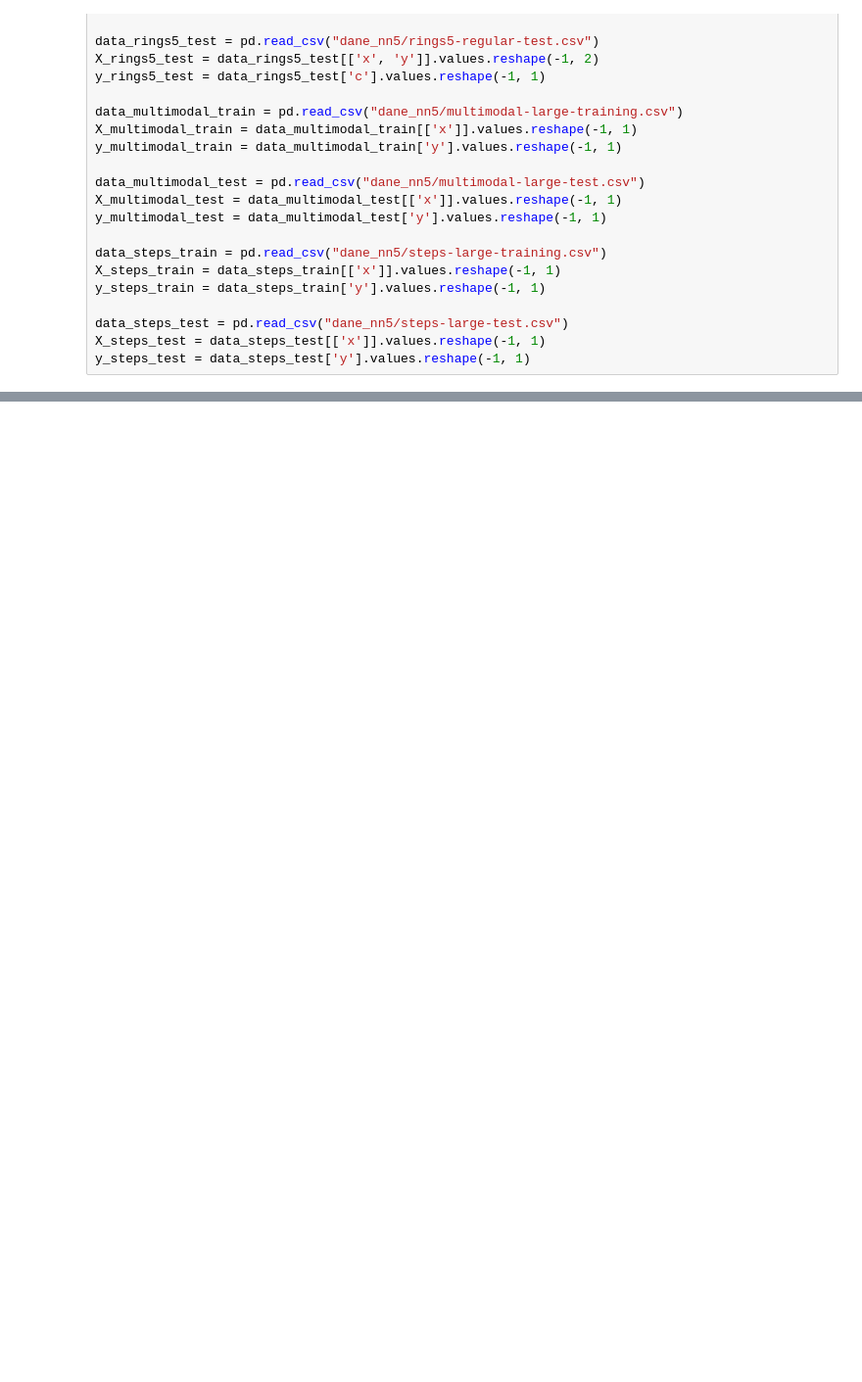
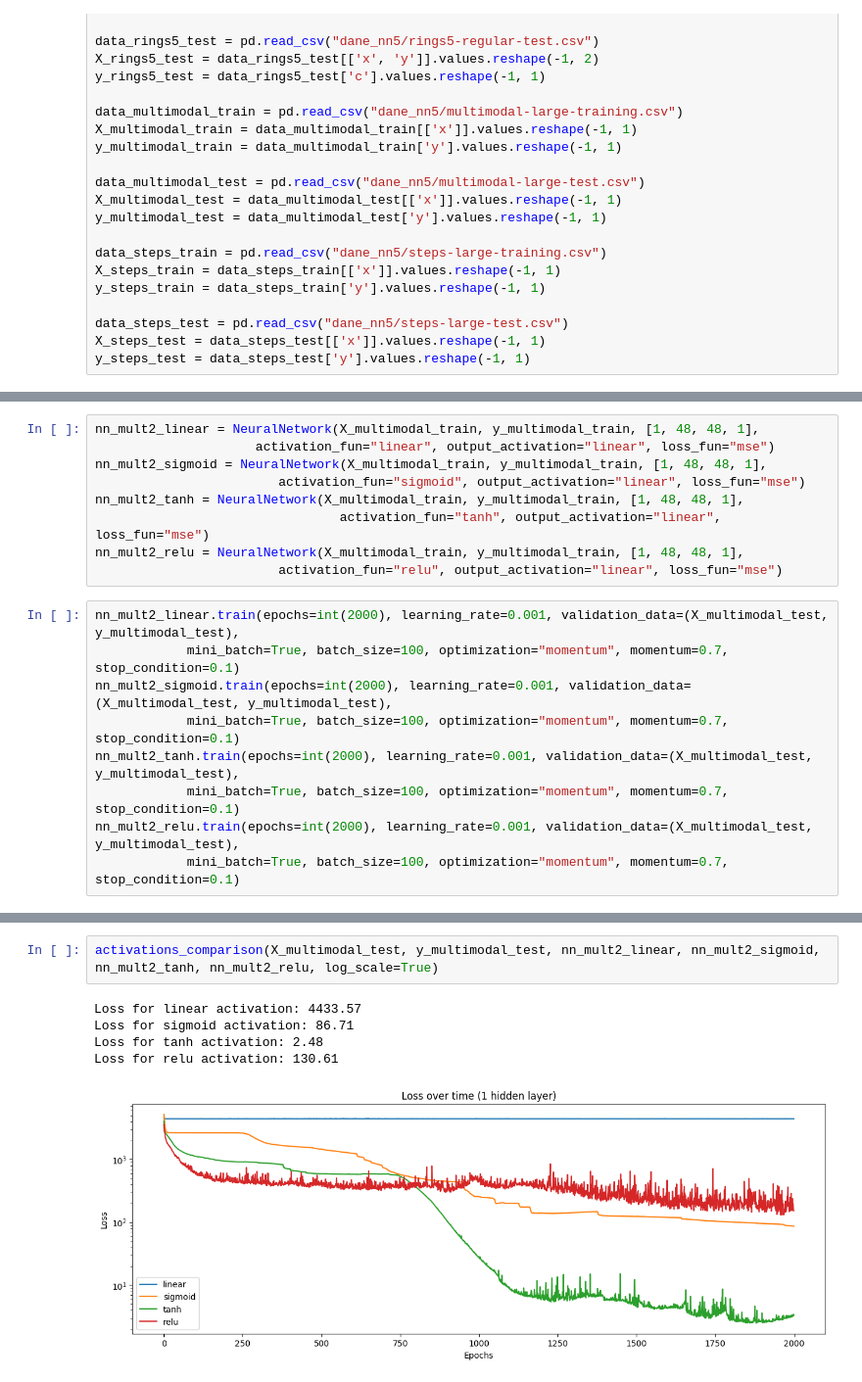
Before and after one commit to wojcikbart/NeuralNetworks, a Jupyter notebook: nn5/nn5.ipynb, the cells around one changed output, grey strips where cells are left out. Shown at 98% size. Cells and saved outputs as stored; diff of their text form; blank space fills up the shorter version.

```diff
--- a/nn5/nn5.ipynb
+++ b/nn5/nn5.ipynb
@@ -44,0 +136,18 @@ y_steps_test = data_steps_test['y'].values.reshape(-1, 1)
+# %%
+nn_mult2_linear = NeuralNetwork(X_multimodal_train, y_multimodal_train, [1, 48, 48, 1],
+                     activation_fun="linear", output_activation="linear", loss_fun="mse")
+nn_mult2_sigmoid = NeuralNetwork(X_multimodal_train, y_multimodal_train, [1, 48, 48, 1],
+                        activation_fun="sigmoid", output_activation="linear", loss_fun="mse")
+nn_mult2_tanh = NeuralNetwork(X_multimodal_train, y_multimodal_train, [1, 48, 48, 1],
+                                activation_fun="tanh", output_activation="linear", loss_fun="mse")
+nn_mult2_relu = NeuralNetwork(X_multimodal_train, y_multimodal_train, [1, 48, 48, 1],
+                        activation_fun="relu", output_activation="linear", loss_fun="mse")
+# %%
+nn_mult2_linear.train(epochs=int(2000), learning_rate=0.001, validation_data=(X_multimodal_test, y_multimodal_test),
+            mini_batch=True, batch_size=100, optimization="momentum", momentum=0.7, stop_condition=0.1)
+nn_mult2_sigmoid.train(epochs=int(2000), learning_rate=0.001, validation_data=(X_multimodal_test, y_multimodal_test),
+            mini_batch=True, batch_size=100, optimization="momentum", momentum=0.7, stop_condition=0.1)
+nn_mult2_tanh.train(epochs=int(2000), learning_rate=0.001, validation_data=(X_multimodal_test, y_multimodal_test),
+            mini_batch=True, batch_size=100, optimization="momentum", momentum=0.7, stop_condition=0.1)
+nn_mult2_relu.train(epochs=int(2000), learning_rate=0.001, validation_data=(X_multimodal_test, y_multimodal_test),
+            mini_batch=True, batch_size=100, optimization="momentum", momentum=0.7, stop_condition=0.1)
@@ -44,0 +163,8 @@ y_steps_test = data_steps_test['y'].values.reshape(-1, 1)
+# %%
+activations_comparison(X_multimodal_test, y_multimodal_test, nn_mult2_linear, nn_mult2_sigmoid, nn_mult2_tanh, nn_mult2_relu, log_scale=True)
+# %% [output]
+Loss for linear activation: 4433.57
+Loss for sigmoid activation: 86.71
+Loss for tanh activation: 2.48
+Loss for relu activation: 130.61
+[figure, added]
```
Also changed, not shown: parts of 31 cells of this notebook, 1 other file.
